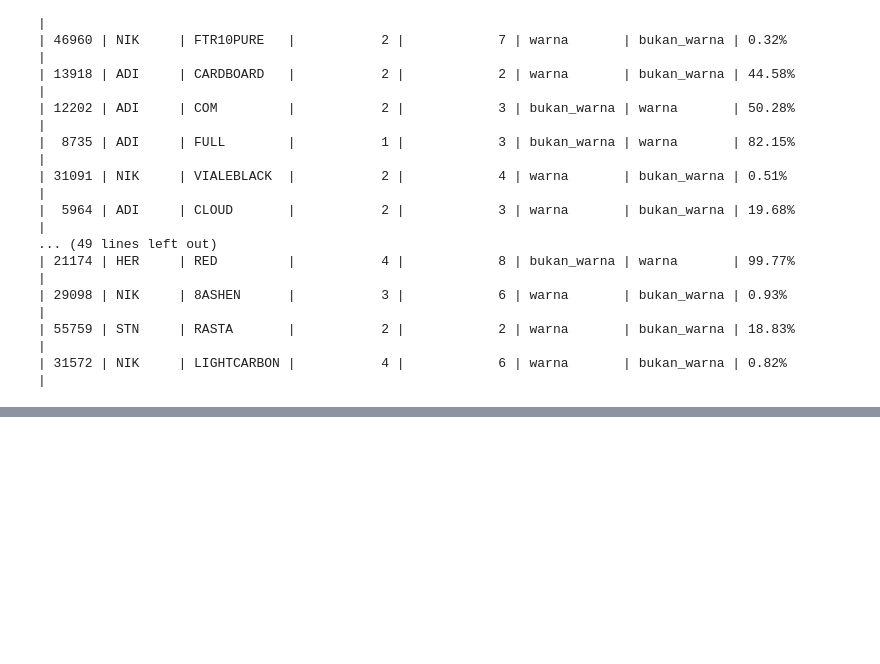
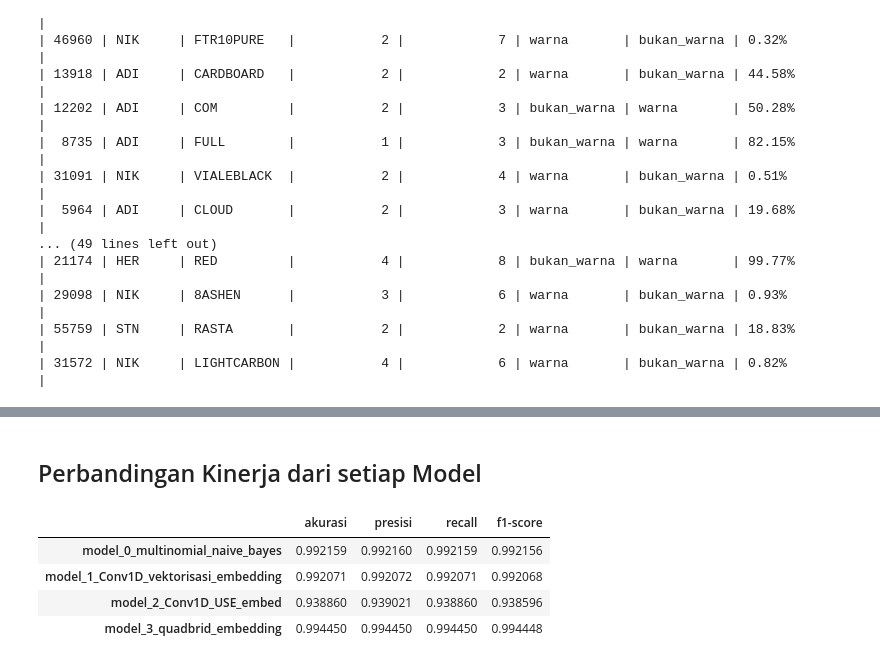
Before and after one commit to johanesPao/ColorSkim, a Jupyter notebook: ColorSkim_AI.ipynb, the cells around one changed output, grey strips where cells are left out. Cells and saved outputs as stored; diff of their text form; code cells hidden in the pictures; blank space fills up the shorter version.

```diff
--- a/ColorSkim_AI.ipynb
+++ b/ColorSkim_AI.ipynb
@@ -426,8 +428,8 @@ Secara sekilas model yang pertama ini (model 0) memberikan akurasi yang sangat t
 Dengan demikian, nanti kita mungkin akan mengulas lebih mendalam model pertama ini menggunakan dataset yang dipisahkan berdasar brand. Untuk sementara kita akan melanjutkan mengembangkan model - model alternatif untuk pemisahan `bukan_warna` dan `warna` dari nama artikel.
 # %%
 # Membuat prediksi menggunakan data test
-pred_model_0 = model_0.predict(np.squeeze(test_data_mnb.iloc[:, 0]))
-pred_model_0
+model_0_pred = model_0.predict(np.squeeze(test_data_mnb.iloc[:, 0]))
+model_0_pred
 # %% [output]
 array([1, 0, 1, ..., 0, 0, 0])
 # %%
@@ -1662,3 +1661,19 @@ def get_bobot_kata(model_list,
 # %%
 # Mengekstrak bobot masing - masing kata dalam neuron dengan model embedding
 get_bobot_kata([MODEL[1], MODEL[3]], lapisan_vektorisasi)
+# %% [markdown]
+## Perbandingan Kinerja dari setiap Model
+# %%
+# Mengkombinasikan hasil model ke dalam dataframe
+hasil_semua_model = pd.DataFrame({"model_0_multinomial_naive_bayes": model_0_metrik,
+                                  "model_1_Conv1D_vektorisasi_embedding": model_1_metrik,
+                                  "model_2_Conv1D_USE_embed": model_2_metrik,
+                                  "model_3_quadbrid_embedding": model_3_metrik})
+hasil_semua_model = hasil_semua_model.transpose()
+hasil_semua_model
+# %% [output]
+|  | akurasi | presisi | recall | f1-score |
+| model_0_multinomial_naive_bayes | 0.992159 | 0.992160 | 0.992159 | 0.992156 |
+| model_1_Conv1D_vektorisasi_embedding | 0.992071 | 0.992072 | 0.992071 | 0.992068 |
+| model_2_Conv1D_USE_embed | 0.938860 | 0.939021 | 0.938860 | 0.938596 |
+| model_3_quadbrid_embedding | 0.994450 | 0.994450 | 0.994450 | 0.994448 |
```
Also changed, not shown: parts of 30 cells of this notebook, 42 other files.
